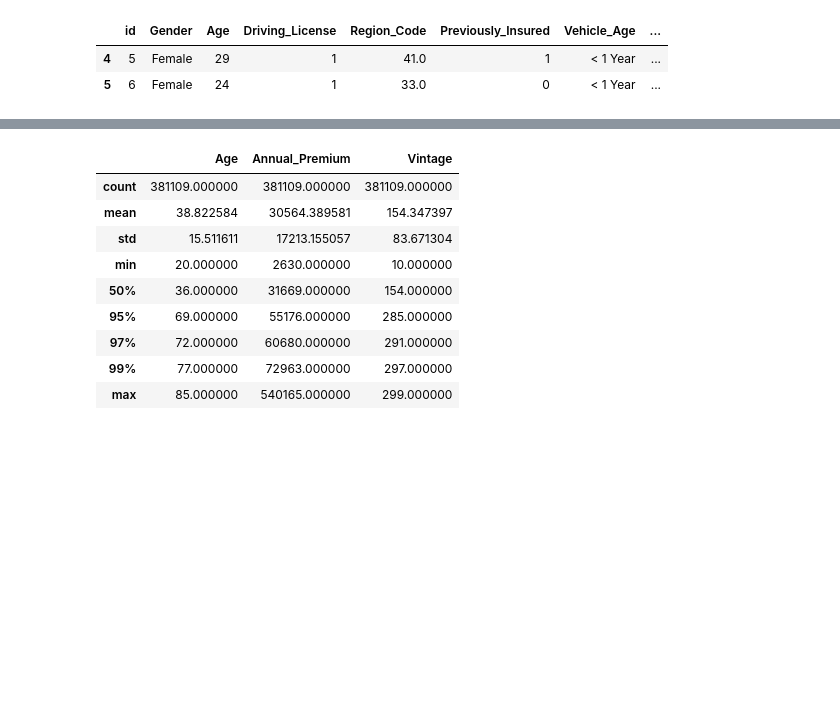
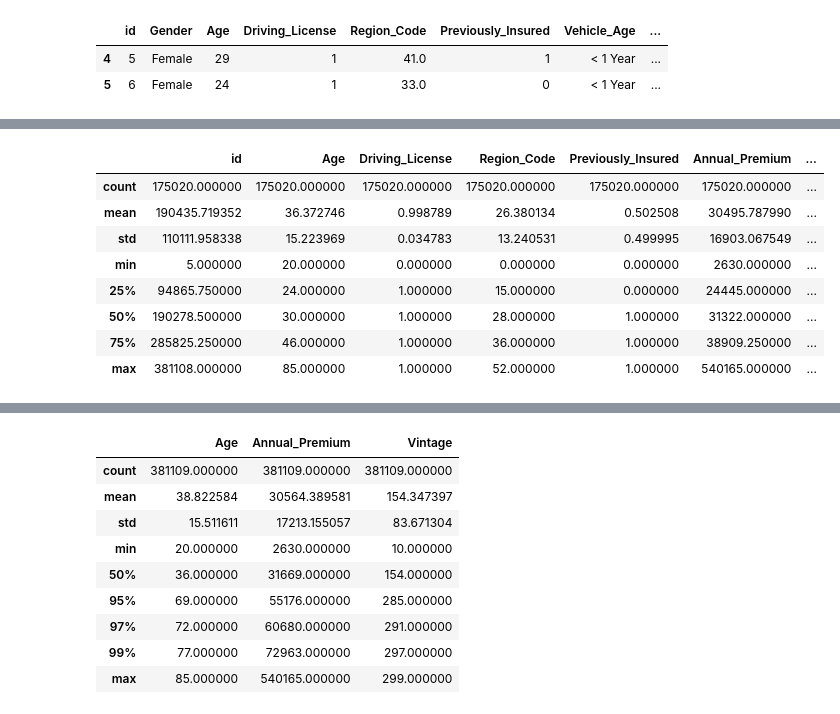
Before and after one commit to pi-mishra/HEALTH-INSURANCE-CROSS-SELL-PREDICTION, a Jupyter notebook: HEALTH_INSURANCE_CROSS_SELL_PREDICTION_(piyush).ipynb, the cells around one changed output, grey strips where cells are left out. Saved outputs shown, nothing was run; the diff lists cells and outputs as text; code cells hidden in the pictures; blank space fills up the shorter version.

```diff
--- a/HEALTH_INSURANCE_CROSS_SELL_PREDICTION_(piyush).ipynb
+++ b/HEALTH_INSURANCE_CROSS_SELL_PREDICTION_(piyush).ipynb
@@ -212,0 +243,12 @@ female_data.head(2)
+# %%
+female_data.describe()
+# %% [output]
+|  | id | Age | Driving_License | Region_Code | Previously_Insured | Annual_Premium | ... |
+| count | 175020.000000 | 175020.000000 | 175020.000000 | 175020.000000 | 175020.000000 | 175020.000000 | ... |
+| mean | 190435.719352 | 36.372746 | 0.998789 | 26.380134 | 0.502508 | 30495.787990 | ... |
+| std | 110111.958338 | 15.223969 | 0.034783 | 13.240531 | 0.499995 | 16903.067549 | ... |
+| min | 5.000000 | 20.000000 | 0.000000 | 0.000000 | 0.000000 | 2630.000000 | ... |
+| 25% | 94865.750000 | 24.000000 | 1.000000 | 15.000000 | 0.000000 | 24445.000000 | ... |
+| 50% | 190278.500000 | 30.000000 | 1.000000 | 28.000000 | 1.000000 | 31322.000000 | ... |
+| 75% | 285825.250000 | 46.000000 | 1.000000 | 36.000000 | 1.000000 | 38909.250000 | ... |
+| max | 381108.000000 | 85.000000 | 1.000000 | 52.000000 | 1.000000 | 540165.000000 | ... |
```
Also changed, not shown: parts of 15 cells of this notebook.
